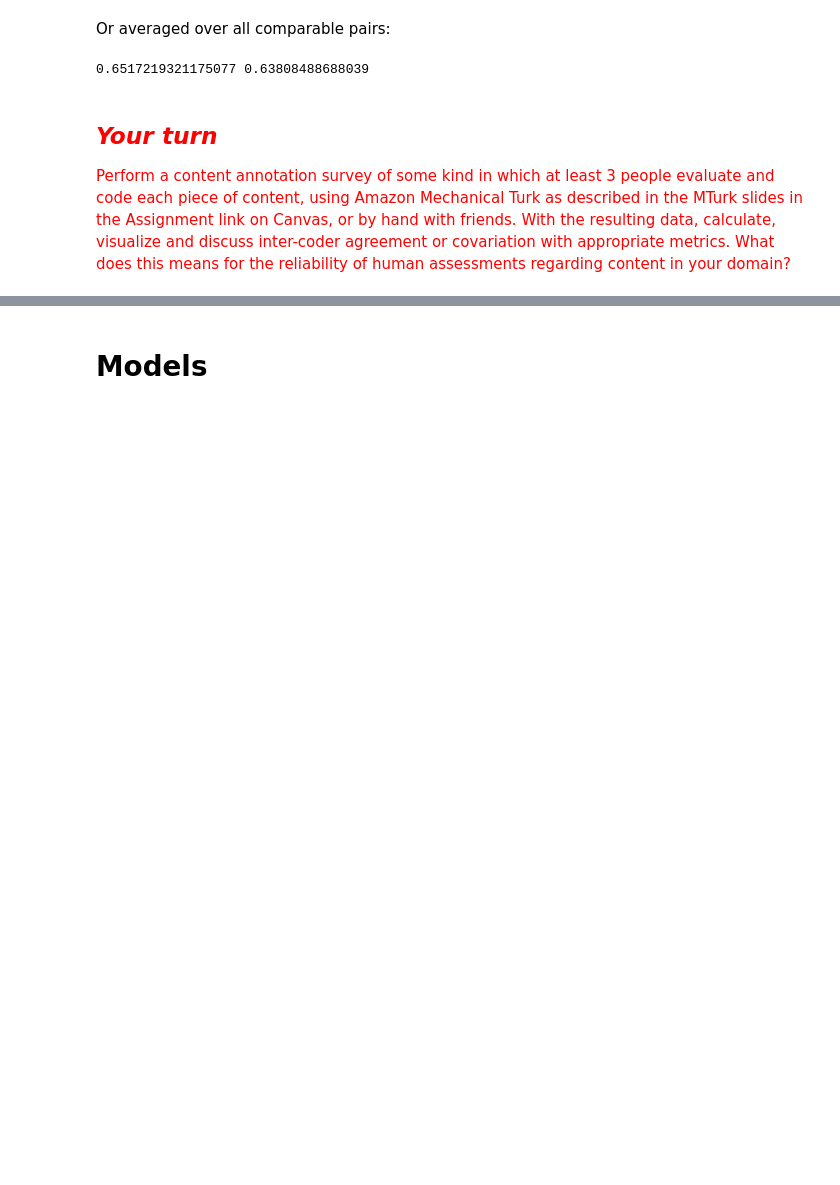
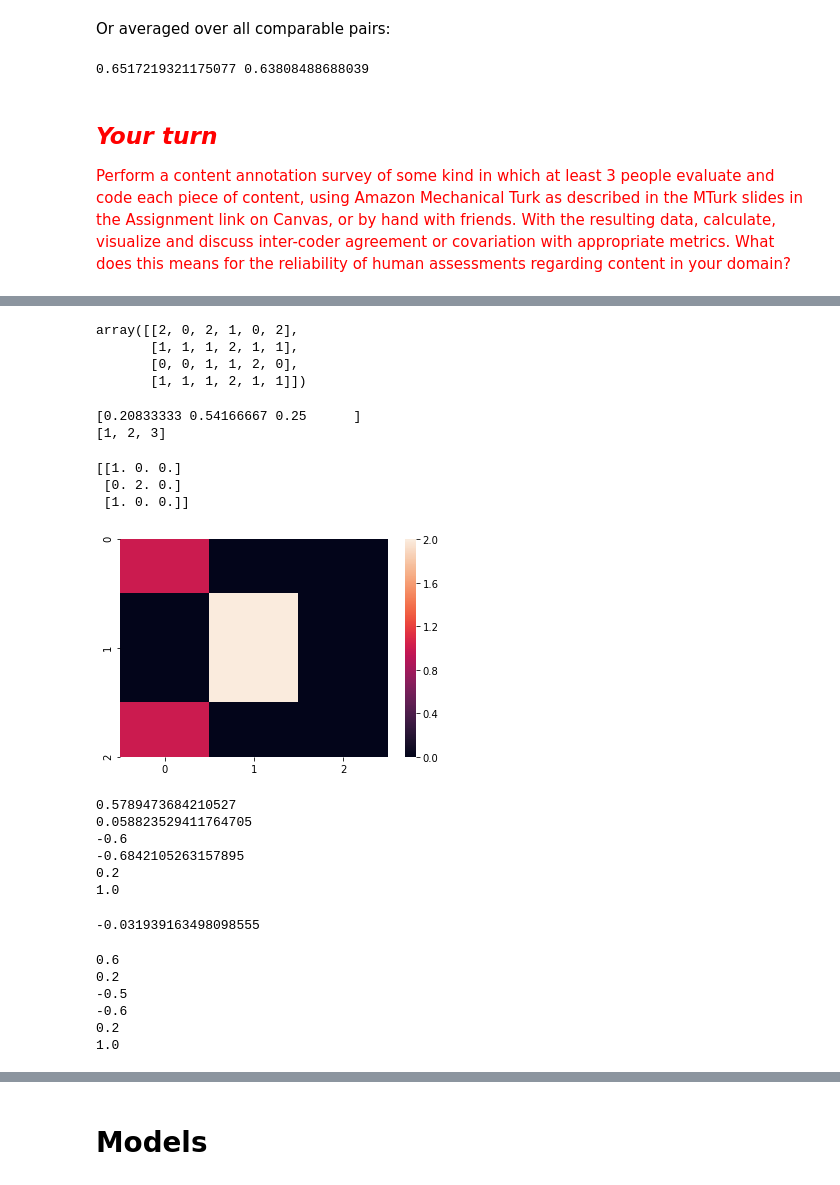
Before and after one commit to Computational-Content-Analysis-2020/Content-Analysis-2020, a Jupyter notebook: week-2/2-Reliability.ipynb, the cells around one changed output, grey strips where cells are left out. Drawn from its saved outputs; the diff is of its cells as text; code cells hidden in the pictures; blank space fills up the shorter version.

```diff
--- a/week-2/2-Reliability.ipynb
+++ b/week-2/2-Reliability.ipynb
@@ -218,0 +267,57 @@ print(pairwise_metric_average(pearsons_rho,anno.annotations), pairwise_metric_av
+# %%
+hot_survey = np.array(tweets.as_matrix())
+survey_hot = AnnotationsContainer.from_array(hot_mat)
+survey_hot.annotations
+# %% [output]
+array([[2, 0, 2, 1, 0, 2],
+       [1, 1, 1, 2, 1, 1],
+       [0, 0, 1, 1, 2, 0],
+       [1, 1, 1, 2, 1, 1]])
+# %%
+print(pyanno.measures.agreement.labels_frequency(survey_hot.annotations, 3)) # 3 possible categories
+print(survey_hot.labels)
+# %% [output]
+[0.20833333 0.54166667 0.25      ]
+[1, 2, 3]
+# %%
+s = pyanno.measures.agreement.confusion_matrix(survey_hot.annotations[:,0], anno_hot.annotations[:,1], 3) #3 possible catagories
+print(s)
+ac = seaborn.heatmap(s)
+plt.show()
+# %% [output]
+[[1. 0. 0.]
+ [0. 2. 0.]
+ [1. 0. 0.]]
+[figure, added]
+# %%
+print(scotts_pi(survey_hot.annotations[:,0], survey_hot.annotations[:,1]))
+print(scotts_pi(survey_hot.annotations[:,1], survey_hot.annotations[:,2]))
+print(scotts_pi(survey_hot.annotations[:,2], survey_hot.annotations[:,3]))
+print(scotts_pi(survey_hot.annotations[:,3], survey_hot.annotations[:,4]))
+print(scotts_pi(survey_hot.annotations[:,4], survey_hot.annotations[:,5]))
+print(scotts_pi(survey_hot.annotations[:,5], survey_hot.annotations[:,0]))
+# %% [output]
+0.5789473684210527
+0.058823529411764705
+-0.6
+-0.6842105263157895
+0.2
+1.0
+# %%
+print(krippendorffs_alpha(survey_hot.annotations[::]))
+# %% [output]
+-0.031939163498098555
+# %%
+print(cohens_kappa(survey_hot.annotations[:,0], survey_hot.annotations[:,1]))
+print(cohens_kappa(survey_hot.annotations[:,1], survey_hot.annotations[:,2]))
+print(cohens_kappa(survey_hot.annotations[:,2], survey_hot.annotations[:,3]))
+print(cohens_kappa(survey_hot.annotations[:,3], survey_hot.annotations[:,4]))
+print(cohens_kappa(survey_hot.annotations[:,4], survey_hot.annotations[:,5]))
+print(cohens_kappa(survey_hot.annotations[:,0], survey_hot.annotations[:,5]))
+# %% [output]
+0.6
+0.2
+-0.5
+-0.6
+0.2
+1.0
```
Also changed, not shown: parts of 51 cells of this notebook.
